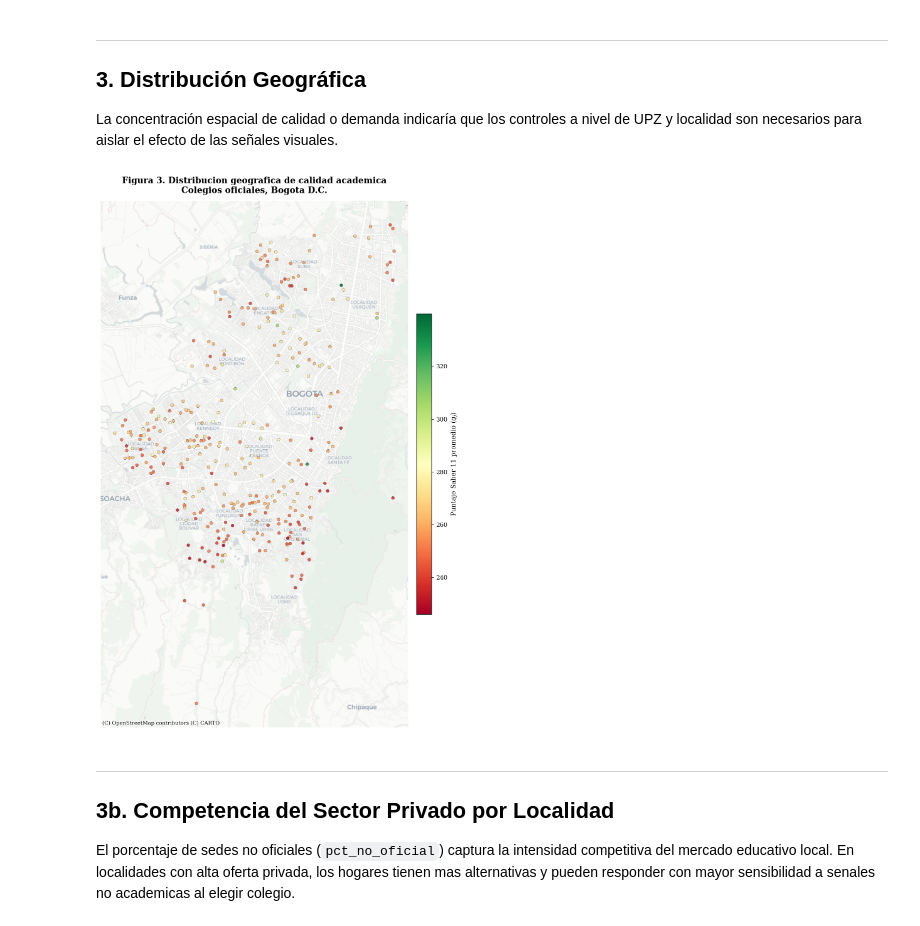
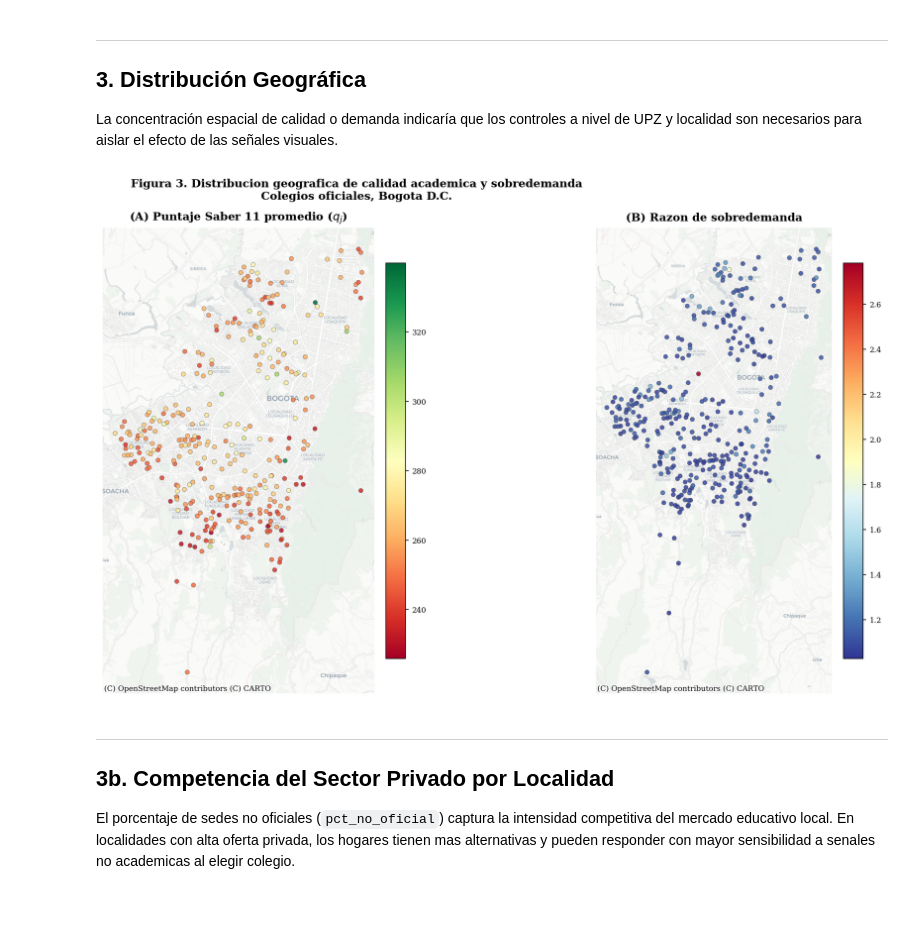
Before and after one commit to davidbautistaromero/edu-matching-paper, a Jupyter notebook: notebooks/01_eda_sobredemanda.ipynb, the cells around one changed output. Saved outputs shown, nothing was run; the diff lists cells and outputs as text; code cells hidden in the pictures.

```diff
--- a/notebooks/01_eda_sobredemanda.ipynb
+++ b/notebooks/01_eda_sobredemanda.ipynb
@@ -230,44 +230,53 @@ a nivel de UPZ y localidad son necesarios para aislar el efecto de las señales
 # %%
 import geopandas as gpd
 import contextily as ctx
 import matplotlib.colors as mcolors
 
+# Construir GeoDataFrame en WGS84 y reproyectar a Web Mercator (requerido por contextily)
 gdf = gpd.GeoDataFrame(
     df, geometry=gpd.points_from_xy(df["lon"], df["lat"]), crs="EPSG:4326"
 ).to_crs(epsg=3857)
 
-valid = gdf[gdf["q_j"].notna()]
-cmap  = "RdYlGn"
+PANELS = [
+    ("q_j",            "(A) Puntaje Saber 11 promedio ($q_j$)",  "RdYlGn"),
+    ("sobre_demanda_j","(B) Razon de sobredemanda",               "RdYlBu_r"),
+]
 
-fig, ax = plt.subplots(1, 1, figsize=(10, 12))
+fig, axes = plt.subplots(1, 2, figsize=(16, 8))
 
-valid.plot(
-    column="q_j", cmap=cmap, ax=ax,
-    markersize=22, alpha=0.85,
-    edgecolors="#333", linewidths=0.3,
-    legend=False, zorder=3,
+for ax, (col, title, cmap) in zip(axes, PANELS):
+    valid = gdf[gdf[col].notna()]
+
+    valid.plot(
+        column=col, cmap=cmap, ax=ax,
+        markersize=22, alpha=0.85,
+        edgecolors="#333", linewidths=0.3,
+        legend=False, zorder=3,
+    )
+
+    # Colorbar pegada a su propio panel
+    norm = mcolors.Normalize(vmin=valid[col].min(), vmax=valid[col].max())
+    sm   = plt.cm.ScalarMappable(cmap=cmap, norm=norm)
+    sm.set_array([])
+    cb = fig.colorbar(sm, ax=ax, fraction=0.035, pad=0.02, shrink=0.85)
+    cb.ax.tick_params(labelsize=8)
+
+    # Mapa base CartoDB Positron (fondo claro, minimalista)
+    ctx.add_basemap(ax, source=ctx.providers.CartoDB.Positron, zoom=12, zorder=1)
+
+    ax.set_axis_off()
+    ax.set_title(title, fontweight="bold", pad=8)
+
+plt.suptitle(
+    "Figura 3. Distribucion geografica de calidad academica y sobredemanda\n"
+    "Colegios oficiales, Bogota D.C.",
+    fontsize=12, fontweight="bold"
 )
-
-norm = mcolors.Normalize(vmin=valid["q_j"].min(), vmax=valid["q_j"].max())
-sm   = plt.cm.ScalarMappable(cmap=cmap, norm=norm)
-sm.set_array([])
-cb = fig.colorbar(sm, ax=ax, fraction=0.035, pad=0.02, shrink=0.7)
-cb.set_label("Puntaje Saber 11 promedio ($q_j$)", fontsize=10)
-cb.ax.tick_params(labelsize=9)
-
-ctx.add_basemap(ax, source=ctx.providers.CartoDB.Positron, zoom=12, zorder=1)
-
-ax.set_axis_off()
-ax.set_title(
-    "Figura 3. Distribucion geografica de calidad academica\nColegios oficiales, Bogota D.C.",
-    fontsize=13, fontweight="bold", pad=12
-)
-
 plt.tight_layout()
 plt.savefig(FIGURES / "03_mapa_calidad_demanda.png", bbox_inches="tight", dpi=200)
 plt.show()
 # %% [output]
-[figure, old version]
+[figure, new version]
 # %% [markdown]
 ---
 ## 3b. Competencia del Sector Privado por Localidad
```
Also changed, not shown: 32 other files.
